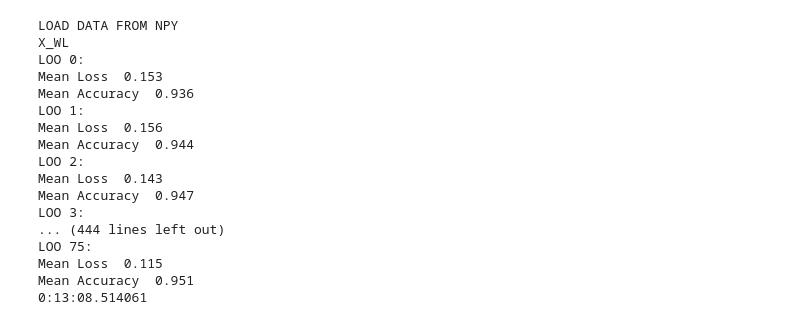
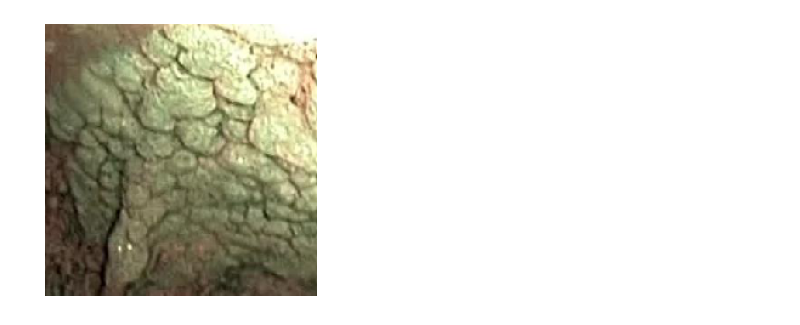
Before and after one commit to ChusMoyano/TFG_Gastro, a Jupyter notebook: ModelRun.ipynb, the cells around one changed output. Cells and saved outputs as stored; diff of their text form; code cells hidden in the pictures.

```diff
--- a/ModelRun.ipynb
+++ b/ModelRun.ipynb
@@ -11,37 +18,36 @@ def load_gpu():
     physical_devices = tf.config.list_physical_devices('GPU')
     tf.config.experimental.set_memory_growth(physical_devices[0], True)
 # %%
-load_gpu()
+def main():
+    load_gpu()
 
-time1 = time.time()
-load_data = LoadData()
+    time1 = time.time()
+    load_data = LoadData()
 
-x_wl, x_nbi, y_b, y_m, y_b_s, y_m_s = load_data.load_data_sets()
+    x_wl, x_nbi, y_b, y_m, y_b_s, y_m_s = load_data.load_data_sets()
 
-data_sets_names = ["X_WL", "X_NBI"]
-data_sets = [x_wl, x_nbi]
-labels = [y_b, ]
-model_running = ModelRunning(epochs=20, batch_size=1, lr=0.0001)
-model_running.run_model(data_sets, data_sets_names, y_b, y_b_s)
+    data_sets_names = ["X_WL", "X_NBI"]
+    data_sets = [x_wl, x_nbi]
+    labels = [y_b, ]
+    model_running = ModelRunning(epochs=20, batch_size=1, lr=0.0001)
+    model_running.run_model(data_sets, data_sets_names, y_b, y_b_s)
 
-time2 = time.time()
+    time2 = time.time()
 
-print(str(datetime.timedelta(seconds=time2 - time1)))
+    print(str(datetime.timedelta(seconds=time2 - time1)))
-# %% [output]
-LOAD DATA FROM NPY
-X_WL
-LOO 0:
-Mean Loss  0.153
-Mean Accuracy  0.936
-LOO 1:
-Mean Loss  0.156
-Mean Accuracy  0.944
-LOO 2:
-Mean Loss  0.143
-Mean Accuracy  0.947
-LOO 3:
-... (444 lines left out)
-LOO 75:
-Mean Loss  0.115
-Mean Accuracy  0.951
-0:13:08.514061
+# %%
+def visualize(image):
+    plt.figure(figsize=(5, 5))
+    plt.axis('off')
+    plt.imshow(image)
+# %%
+img_tf = tf.keras.preprocessing.image.load_img("/home/chusmoyano/tfg-gastro/data/NBI/adenoma/adenoma_1.jpg",
+                                            target_size=(224, 224))
+img = tf.keras.preprocessing.image.img_to_array(img_tf)
+#img /= 255.0
+#img_uint8 = img*255
+img = img.astype(np.uint8)
+
+visualize(img)
+# %% [output]
+[figure, added]
```
Also changed, not shown: parts of 8 cells of this notebook, 4 other files.
